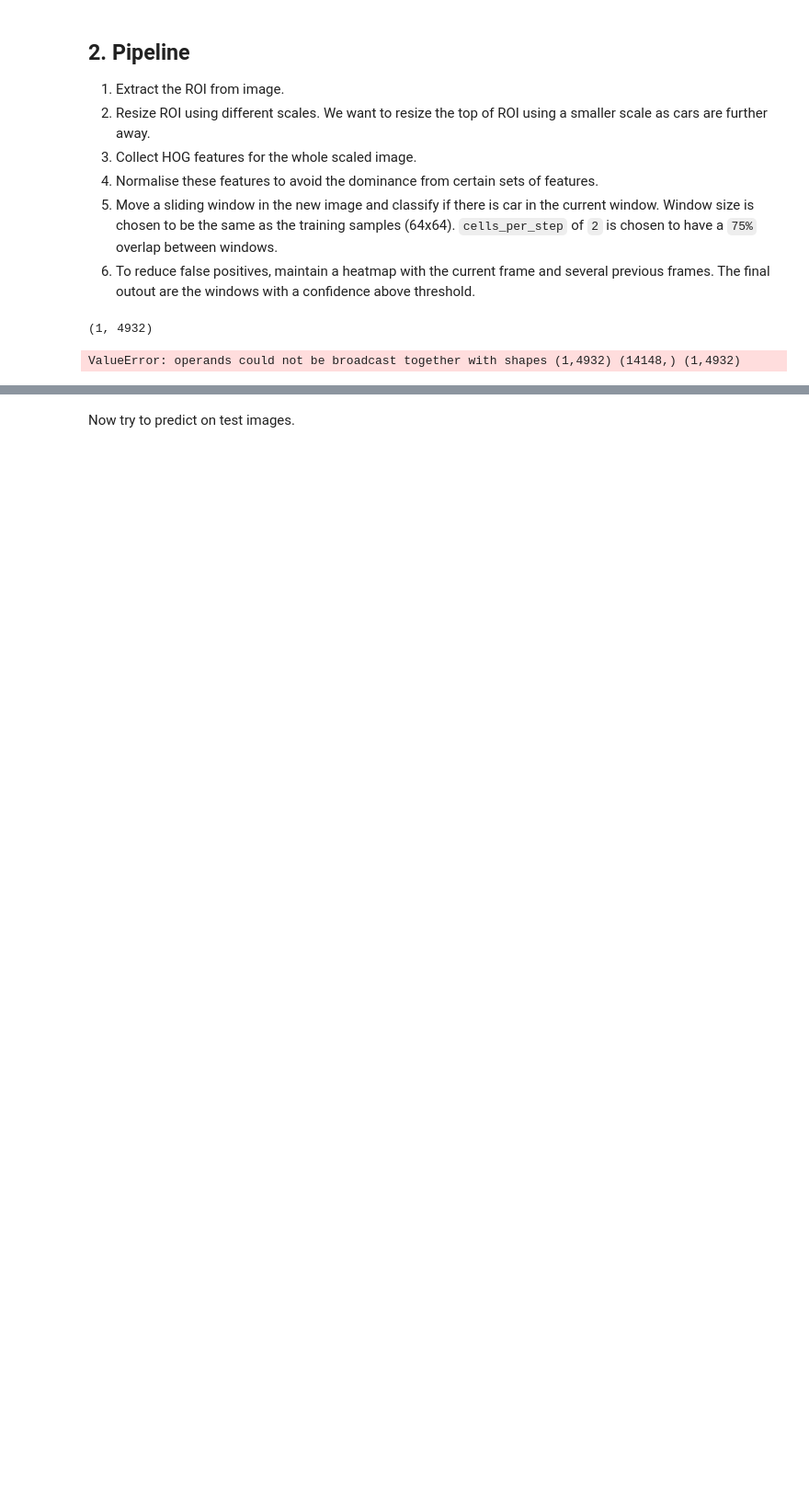
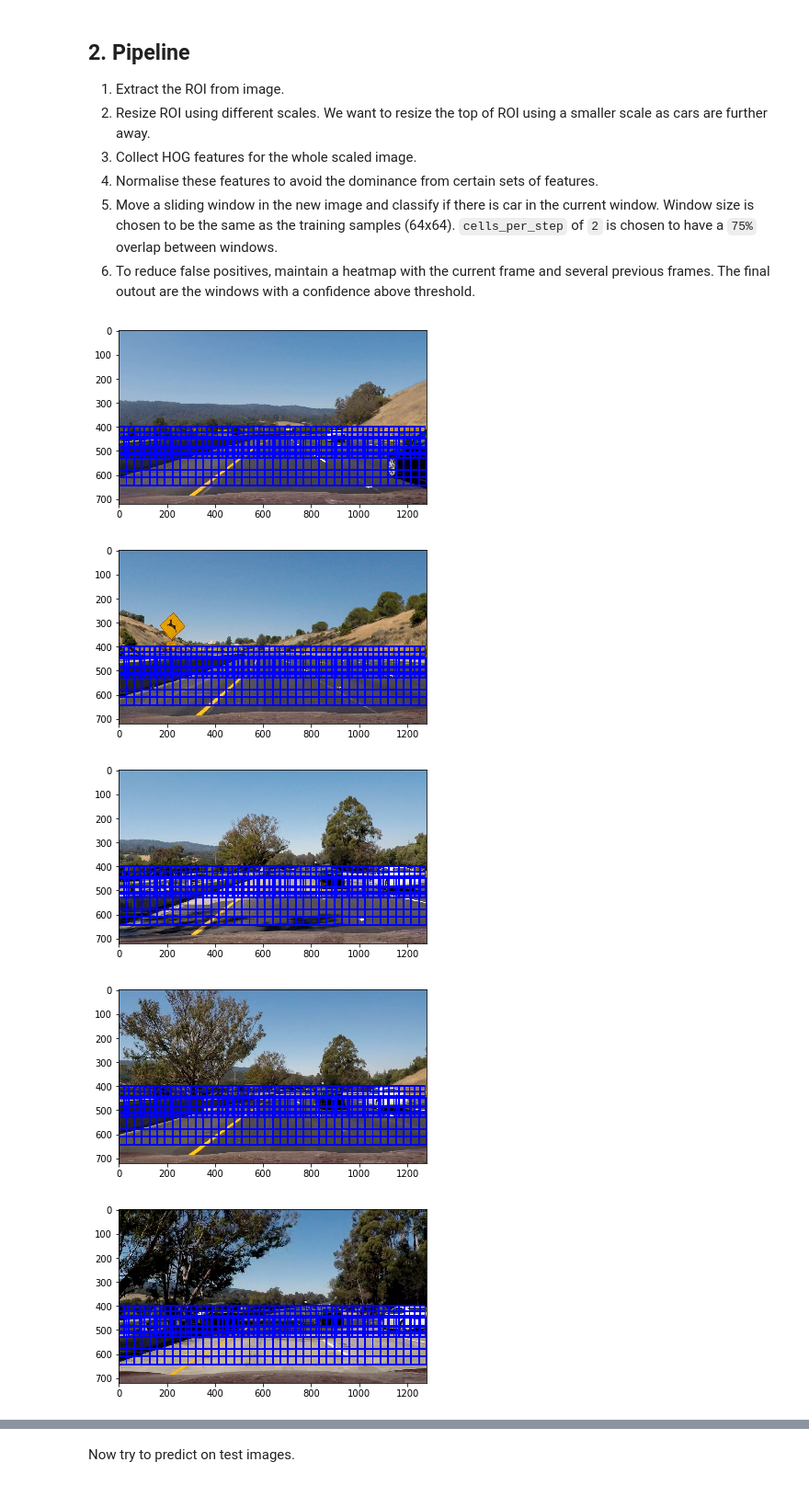
Before and after one commit to clarkli86/CarND-Vehicle-Detection, a Jupyter notebook: vehicle_detection.ipynb, the cells around one changed output, grey strips where cells are left out. Shown at 92% size. Saved outputs shown, nothing was run; the diff lists cells and outputs as text; code cells hidden in the pictures; blank space fills up the shorter version.

```diff
--- a/vehicle_detection.ipynb
+++ b/vehicle_detection.ipynb
@@ -385,22 +374,19 @@ def find_cars(img, hog_channel, cspace, ystart, ystop, scale, svc, \
             ytop = ypos*pix_per_cell
 
             # Extract the image patch
-            subimg = cv2.resize(ctrans_tosearch_scale[ytop:ytop+window, xleft:xleft+window], (64,64))
+            #subimg = cv2.resize(ctrans_tosearch_scale[ytop:ytop+window, xleft:xleft+window], (64,64))
 
             # TODO: Only use hog features for now
             # Get color features
-            color_features = extract_color_features(subimg)
-
-            features = np.hstack((hog_features, color_features)).reshape(1, -1)
-            print(features.shape)
+            #color_features = extract_color_features(subimg)
+            #features = np.hstack((hog_features, color_features)).reshape(1, -1)
 
             # Scale features and make a prediction
-            test_features = X_scaler.transform(features)
+            #test_features = X_scaler.transform(features)
             # TODO: Only use hog features for now
             #test_features = X_scaler.transform(np.hstack((hog_features)).reshape(1, -1))
             # np.hstack() is horribally slow
-            #test_features = X_scaler.transform(hog_features.reshape(1, -1))
-            #test_features = X_scaler.transform(np.hstack((shape_feat, hist_feat)).reshape(1, -1))
+            test_features = X_scaler.transform(hog_features.reshape(1, -1))
             test_prediction = svc.predict(test_features)
 
             if test_prediction == 1 or plot_windows:
@@ -444,7 +430,7 @@ def draw_labeled_bboxes(img, labels):
         nonzerox = np.array(nonzero[1])
         # Define a bounding box based on min/max x and y
         bbox = ((np.min(nonzerox), np.min(nonzeroy)), (np.max(nonzerox), np.max(nonzeroy)))
-        if bbox[1][0] - bbox[0][0] >= 60 and bbox[1][1] - bbox[0][1] >= 60:
+        if bbox[1][0] - bbox[0][0] >= 70 and bbox[1][1] - bbox[0][1] >= 70:
             # Draw the box on the image
             cv2.rectangle(img, bbox[0], bbox[1], (0,0,255), 6)
     # Return the image
@@ -461,7 +447,7 @@ class VehicleDetector():
         # First scale
         ystart = 400
         ystop = 550
-        scale = 1.5
+        scale = 1.35
         cells_per_step = 2
         bbox_list_1 = find_cars(img, hog_channel, colorspace, ystart, ystop, scale, svc, \
                                 X_scaler, orient, pix_per_cell, cell_per_block, cells_per_step, \
@@ -469,7 +455,7 @@ class VehicleDetector():
         # Second scale
         ystart = 450
         ystop = 650
-        scale = 2.5
+        scale = 2
         cells_per_step = 2
         bbox_list_2 = find_cars(img, hog_channel, colorspace, ystart, ystop, scale, svc, \
                                 X_scaler, orient, pix_per_cell, cell_per_block, cells_per_step, \
@@ -477,14 +463,14 @@ class VehicleDetector():
 
         bbox_list = bbox_list_1 + bbox_list_2
         if use_heat_map:
-            if len(self.bbox_lists) > 5:
+            if len(self.bbox_lists) > 20:
                 self.bbox_lists.popleft()
             self.bbox_lists.append(bbox_list)
 
             heat_map = np.zeros_like(img)
             for bbox_list in self.bbox_lists:
                 add_heat(heat_map, bbox_list)
-            heat_map = apply_threshold(heat_map, 3)
+            heat_map = apply_threshold(heat_map, 18)
             # Visualise heatmap
             #heatmap = np.clip(heat, 0, 255)
             # Find final boxes from heatmap using label function
@@ -503,34 +489,38 @@ class VehicleDetector():
 
             predict_img = np.copy(img)
             for bbox in bbox_list:
                 cv2.rectangle(predict_img, bbox[0], bbox[1], (0,0,255), 6)
             cv2.imwrite('output_images/predict/' + filename, cv2.cvtColor(predict_img, cv2.COLOR_RGB2BGR))
 
         return draw_img
 
 detector = VehicleDetector()
 
 output_dirs = ['output_images/roi', 'output_images/ctrans_ch0', 'output_images/resize', 'output_images/hog', 'output_images/predict', 'output_images/output']
 for output_dir in output_dirs:
     try:
         os.mkdir(output_dir)
     except:
         pass
 
 test_images = glob.glob('test_images/*.jpg')
+#test_images = glob.glob('output_images/predict/696.png')
 for test_image in test_images:
     img = mpimg.imread(test_image)
     filename = os.path.basename(test_image)
 
     t=time.time()
 
-    out_img = detector.process(img, save_output=True, plot_windows=True, filename=filename)
+    out_img = detector.process(img, save_output=False, plot_windows=True, filename=filename)
 
     t2 = time.time()
-    print(round(t2-t, 5), 'Seconds to predict one test image with SVC')
+    #print(round(t2-t, 5), 'Seconds to predict one test image with SVC')
 
     plt.figure()
     plt.imshow(out_img)
 # %% [output]
-(1, 4932)
-ValueError: operands could not be broadcast together with shapes (1,4932) (14148,) (1,4932)
+[figure, added]
+[figure, added]
+[figure, added]
+[figure, added]
+[figure, added]
```
Also changed, not shown: parts of 7 cells of this notebook.
